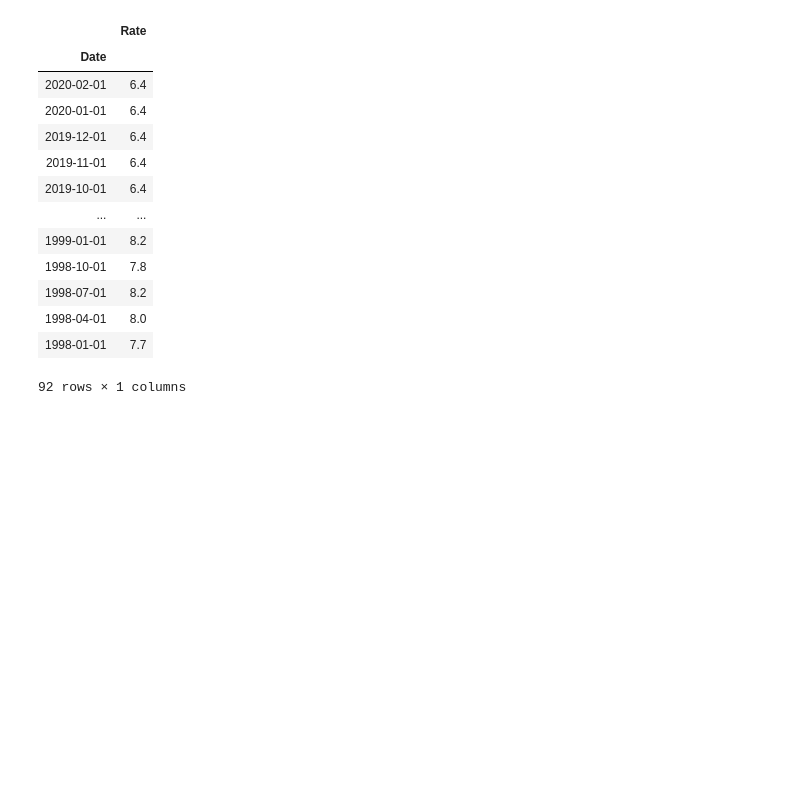
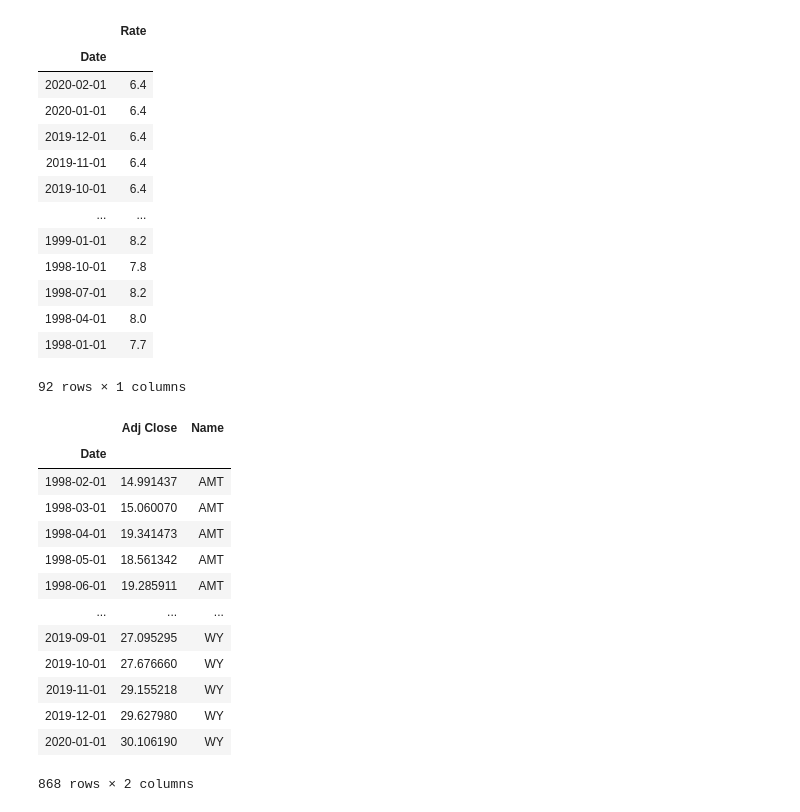
Before and after one commit to andrewcole33/reit_time_series_analysis, a Jupyter notebook: capstone_scratch.ipynb, the cells around one changed output. Drawn from its saved outputs; the diff is of its cells as text; code cells hidden in the pictures; blank space fills up the shorter version.

```diff
--- a/capstone_scratch.ipynb
+++ b/capstone_scratch.ipynb
@@ -95,0 +160,18 @@ vacancy_df.set_index('Date')
+# %%
+all_reits_df = AMT.append([CUBE, DEI, PLD, FR, MAA, MGP, MPW, WY])
+all_reits_df
+# %% [output]
+|  | Adj Close | Name |
+| Date |  |  |
+| 1998-02-01 | 14.991437 | AMT |
+| 1998-03-01 | 15.060070 | AMT |
+| 1998-04-01 | 19.341473 | AMT |
+| 1998-05-01 | 18.561342 | AMT |
+| 1998-06-01 | 19.285911 | AMT |
+| ... | ... | ... |
+| 2019-09-01 | 27.095295 | WY |
+| 2019-10-01 | 27.676660 | WY |
+| 2019-11-01 | 29.155218 | WY |
+| 2019-12-01 | 29.627980 | WY |
+| 2020-01-01 | 30.106190 | WY |
+868 rows × 2 columns
```
Also changed, not shown: parts of 10 cells of this notebook.
